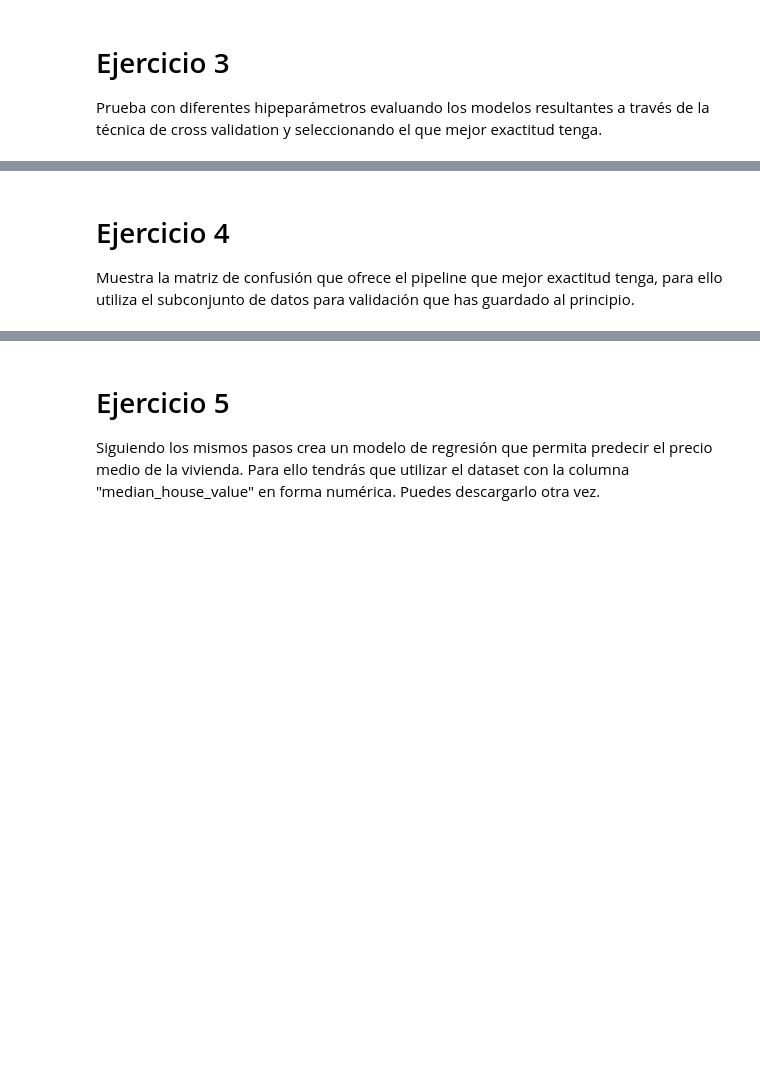
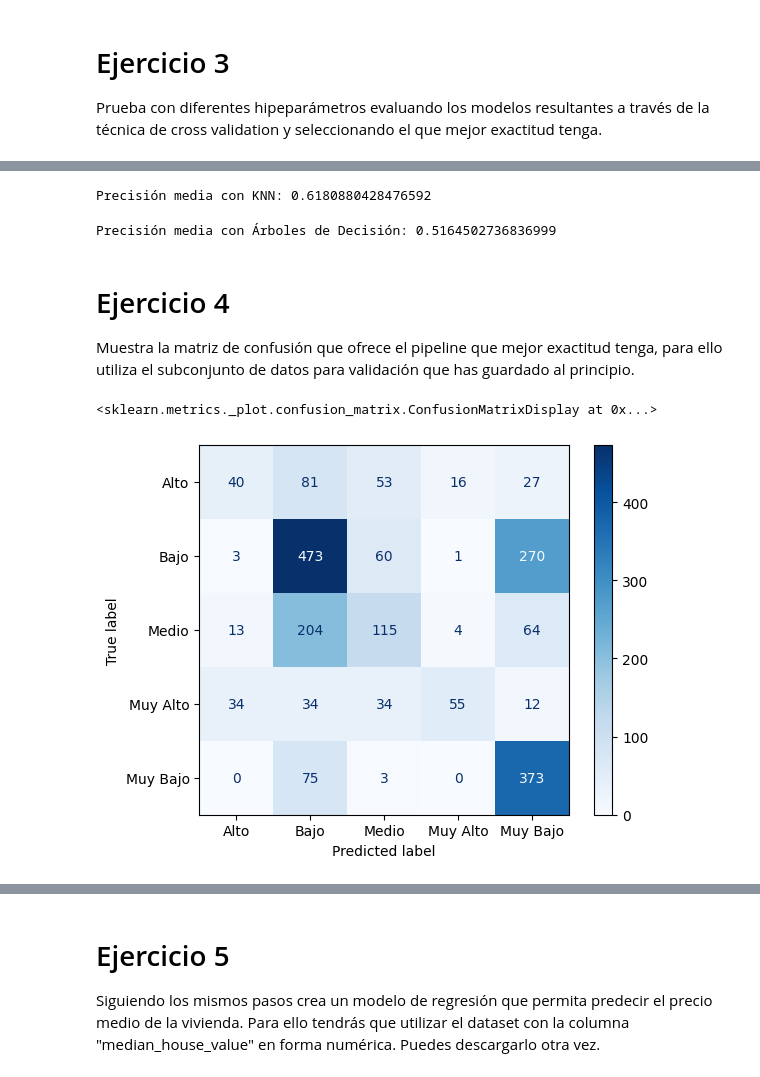
Before and after one commit to ftp-andrei/WorkSpace_VSCode_IABD, a Jupyter notebook: ProgramacionIA/Prácticas/Tema4_ManipulacionDatos/4-1.Pipelines/ArbolDeDecision_ejercicio_alumnos.ipynb, the cells around one changed output, grey strips where cells are left out. Drawn from its saved outputs; the diff is of its cells as text; code cells hidden in the pictures; blank space fills up the shorter version.

```diff
--- a/ProgramacionIA/Prácticas/Tema4_ManipulacionDatos/4-1.Pipelines/ArbolDeDecision_ejercicio_alumnos.ipynb
+++ b/ProgramacionIA/Prácticas/Tema4_ManipulacionDatos/4-1.Pipelines/ArbolDeDecision_ejercicio_alumnos.ipynb
@@ -33,0 +245,48 @@ Prueba con diferentes hipeparámetros evaluando los modelos resultantes a travé
+# %%
+from sklearn.model_selection import cross_val_score, StratifiedKFold
+from sklearn.neighbors import KNeighborsClassifier
+from sklearn.preprocessing import StandardScaler
+from sklearn.pipeline import Pipeline
+
+# pipeline con KNN
+pipeline_with_transformer_knn = Pipeline([
+    ('transformador1', Transformador1()),
+    ('scaler', StandardScaler()),  # Estandarización de los datos
+    ('knn', KNeighborsClassifier(n_neighbors=5, weights='uniform', algorithm='auto'))  # KNN
+])
+
+# Configurar la validación cruzada con StratifiedKFold
+k_fold = StratifiedKFold(n_splits=5, shuffle=True, random_state=42)
+
+# Evaluar el pipeline con validación cruzada
+scores_knn = cross_val_score(pipeline_with_transformer_knn, X_train, y_train, cv=k_fold, scoring='accuracy')
+
+# Imprimir la precisión media en la validación cruzada
+print("Precisión media con KNN:", scores_knn.mean())
+# %% [output]
+Precisión media con KNN: 0.6180880428476592
+# %%
+# pipeline con Arboles de decision
+
+from sklearn.model_selection import cross_val_score, StratifiedKFold
+from sklearn.tree import DecisionTreeClassifier
+from sklearn.preprocessing import StandardScaler
+from sklearn.pipeline import Pipeline
+
+# pipeline con Árboles de Decisión
+pipeline_with_transformer_dt = Pipeline([
+    ('transformador1', Transformador1()),
+    ('scaler', StandardScaler()),  # Estandarización de los datos
+    ('decisiontree', DecisionTreeClassifier(max_depth=3, random_state=42))  # Árbol de Decisión
+])
+
+# Configurar la validación cruzada con StratifiedKFold
+k_fold = StratifiedKFold(n_splits=5, shuffle=True, random_state=42)
+
+# Evaluar el pipeline con validación cruzada
+scores_dt = cross_val_score(pipeline_with_transformer_dt, X_train, y_train, cv=k_fold, scoring='accuracy')
+
+# Imprimir la precisión media en la validación cruzada
+print("Precisión media con Árboles de Decisión:", scores_dt.mean())
+# %% [output]
+Precisión media con Árboles de Decisión: 0.5164502736836999
@@ -35,3 +298,25 @@ Prueba con diferentes hipeparámetros evaluando los modelos resultantes a travé
 # Ejercicio 4
 
 Muestra la matriz de confusión que ofrece el pipeline que mejor exactitud tenga, para ello utiliza el subconjunto de datos para validación que has guardado al principio.
+# %%
+from sklearn.metrics import confusion_matrix, ConfusionMatrixDisplay
+
+# Seleccionar el pipeline con la mejor exactitud (por ejemplo, el que obtuviste con Árboles de Decisión)
+# Aquí asumimos que 'pipeline_with_transformer_dt' es el mejor. Si quieres cambiarlo por otro, simplemente reemplázalo.
+best_pipeline = pipeline_with_transformer_dt
+
+# Entrenar el modelo con los datos de entrenamiento
+best_pipeline.fit(X_train, y_train)
+
+# Predecir las etiquetas para el conjunto de validación
+y_pred = best_pipeline.predict(X_test)
+
+# Generar la matriz de confusión
+cm = confusion_matrix(y_test, y_pred)
+
+# Mostrar la matriz de confusión
+disp = ConfusionMatrixDisplay(confusion_matrix=cm, display_labels=best_pipeline.classes_)
+disp.plot(cmap='Blues')
+# %% [output]
+<sklearn.metrics._plot.confusion_matrix.ConfusionMatrixDisplay at 0x...>
+[figure, added]
```
Also changed, not shown: parts of 15 cells of this notebook, 7 other files.
